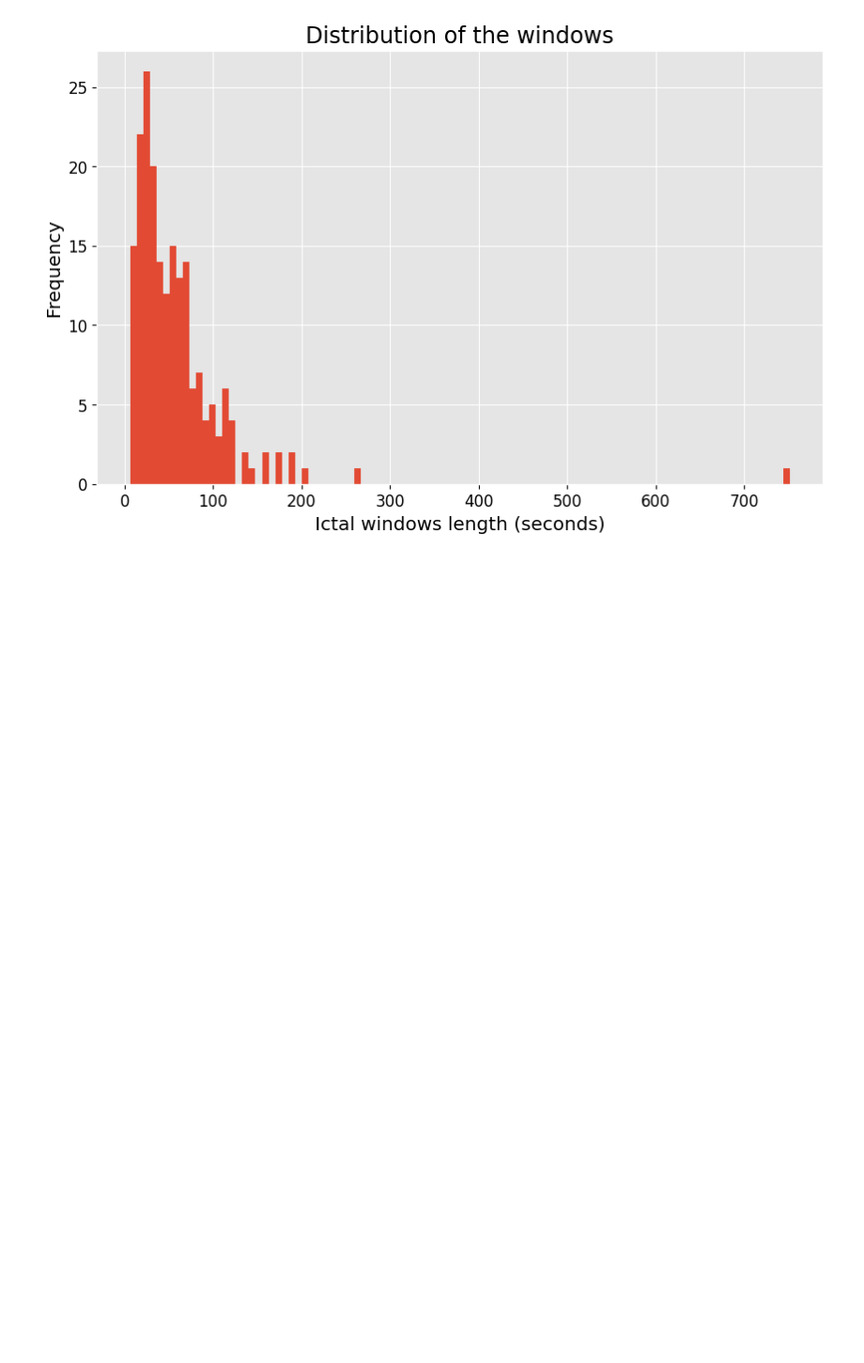
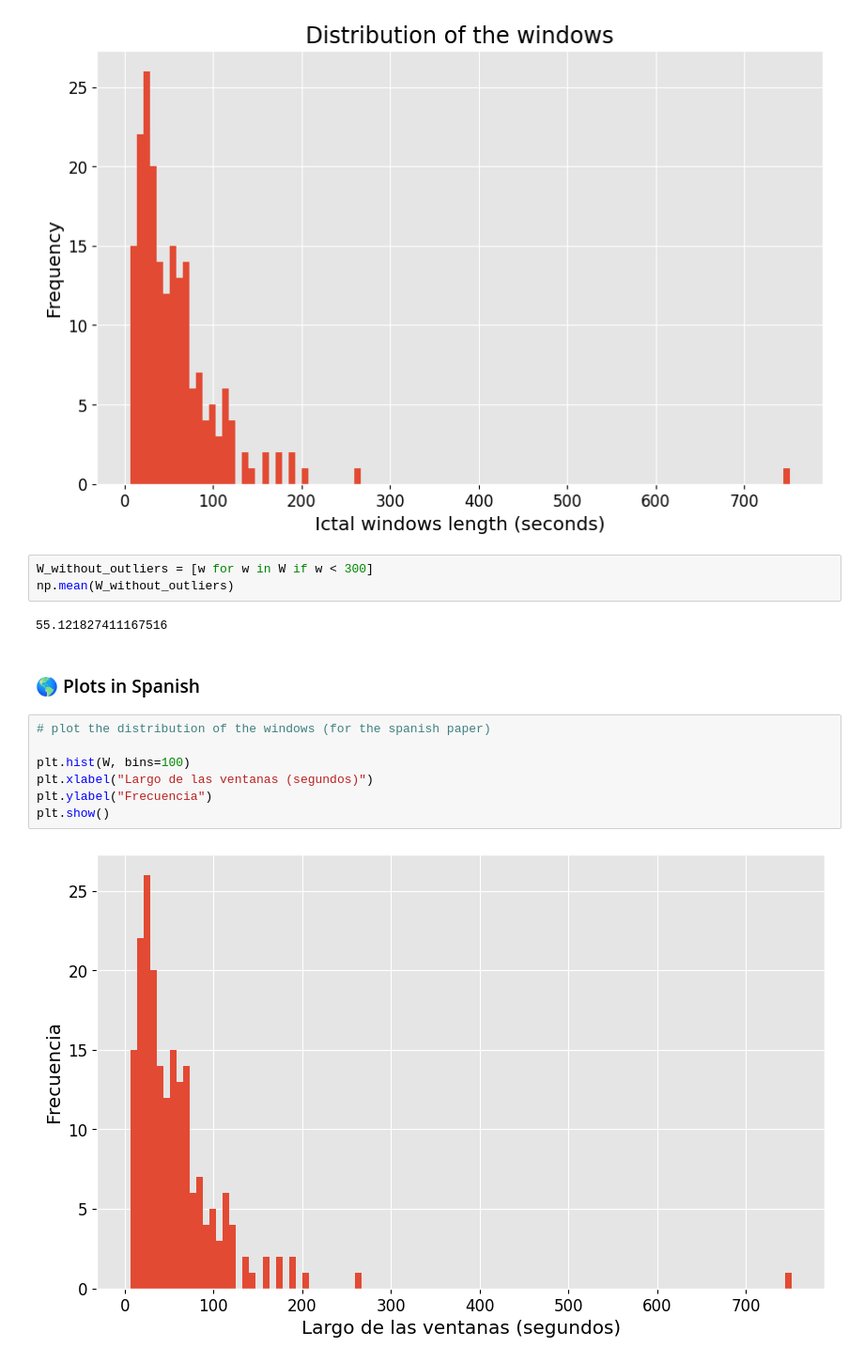
Before and after one commit to PandasSquad/CHB-MIT_Seizure_Prediction, a Jupyter notebook: notebooks/1_exploring_windows.ipynb, the cells around one changed output. Shown at 94% size. Saved outputs shown, nothing was run; the diff lists cells and outputs as text; blank space fills up the shorter version.

Commit message:
👌 IMPROVE: spanish plots

```diff
--- a/notebooks/1_exploring_windows.ipynb
+++ b/notebooks/1_exploring_windows.ipynb
@@ -80,3 +80,19 @@ plt.ylabel("Frequency")
 plt.show()
 # %% [output]
 [figure]
+# %%
+W_without_outliers = [w for w in W if w < 300]
+np.mean(W_without_outliers)
+# %% [output]
+55.121827411167516
+# %% [markdown]
+### 🌎 Plots in Spanish
+# %%
+# plot the distribution of the windows (for the spanish paper)
+
+plt.hist(W, bins=100)
+plt.xlabel("Largo de las ventanas (segundos)")
+plt.ylabel("Frecuencia")
+plt.show()
+# %% [output]
+[figure, added]
```
Also changed, not shown: parts of 3 cells of this notebook, 2 other files.
